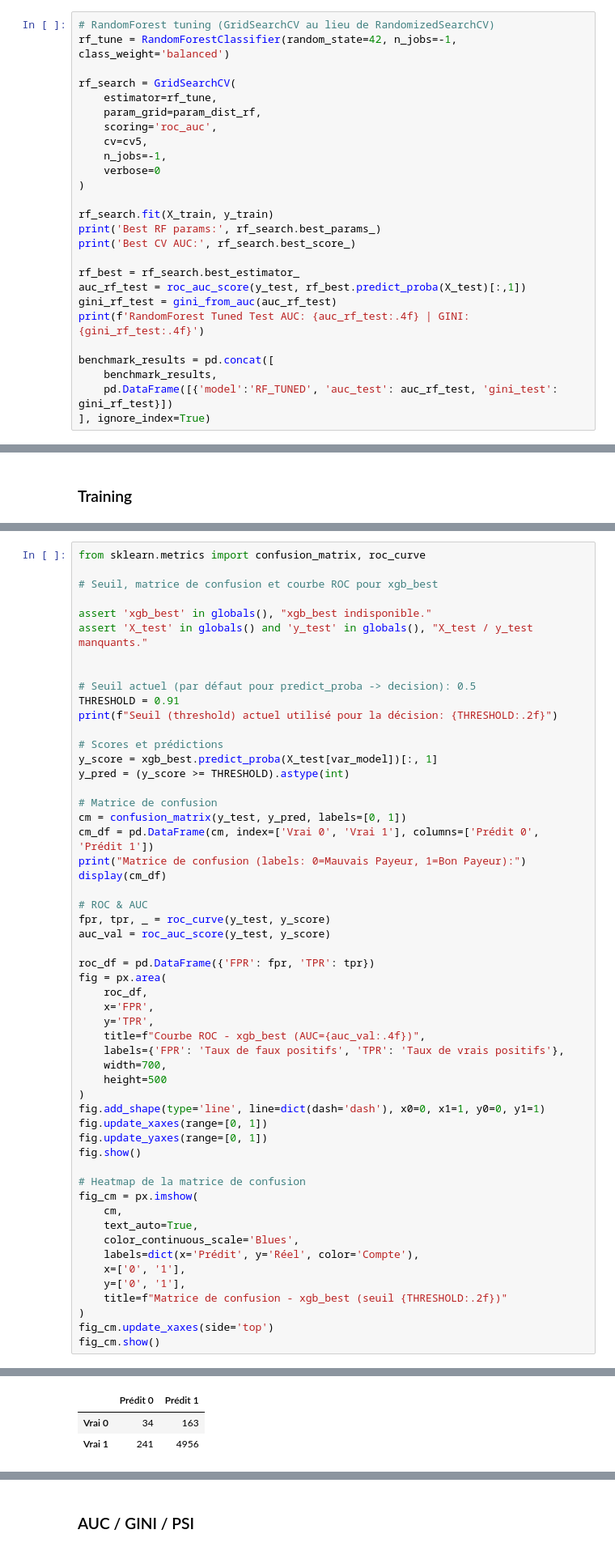
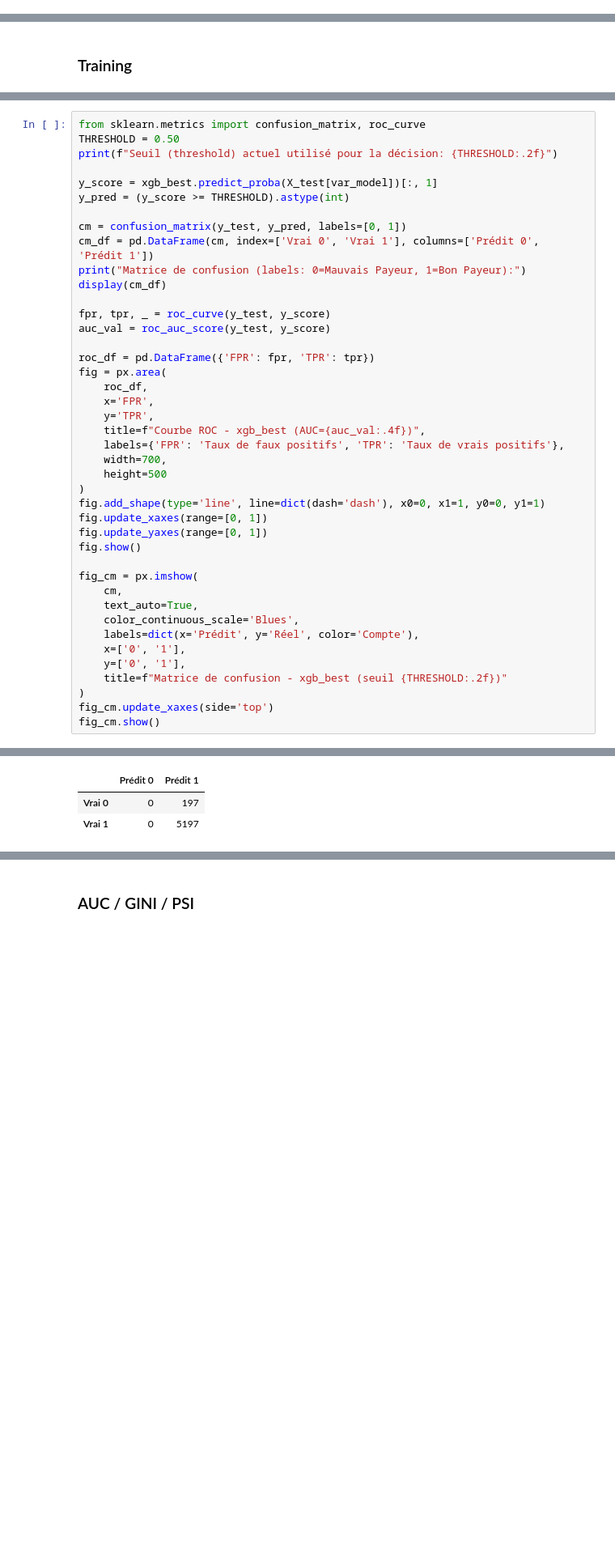
Before and after one commit to warper24/score-octroi, a Jupyter notebook: notebooks/modelling.ipynb, the cells around one changed output, grey strips where cells are left out. Shown: that part at 81% size. Saved outputs shown, nothing was run; the diff lists cells and outputs as text; blank space fills up the shorter version.

```diff
--- a/notebooks/modelling.ipynb
+++ b/notebooks/modelling.ipynb
@@ -1432,26 +926,0 @@ Top 10 combinaisons (CV):
-# %%
-# RandomForest tuning (GridSearchCV au lieu de RandomizedSearchCV)
-rf_tune = RandomForestClassifier(random_state=42, n_jobs=-1, class_weight='balanced')
-
-rf_search = GridSearchCV(
-    estimator=rf_tune,
-    param_grid=param_dist_rf,
-    scoring='roc_auc',
-    cv=cv5,
-    n_jobs=-1,
-    verbose=0
-)
-
-rf_search.fit(X_train, y_train)
-print('Best RF params:', rf_search.best_params_)
-print('Best CV AUC:', rf_search.best_score_)
-
-rf_best = rf_search.best_estimator_
-auc_rf_test = roc_auc_score(y_test, rf_best.predict_proba(X_test)[:,1])
-gini_rf_test = gini_from_auc(auc_rf_test)
-print(f'RandomForest Tuned Test AUC: {auc_rf_test:.4f} | GINI: {gini_rf_test:.4f}')
-
-benchmark_results = pd.concat([
-    benchmark_results,
-    pd.DataFrame([{'model':'RF_TUNED', 'auc_test': auc_rf_test, 'gini_test': gini_rf_test}])
-], ignore_index=True)
@@ -1700,27 +1197,16 @@ XGBoost (simple) Test AUC: 0.7397 | GINI: 0.4795
 # %%
 from sklearn.metrics import confusion_matrix, roc_curve
-
-# Seuil, matrice de confusion et courbe ROC pour xgb_best
-
-assert 'xgb_best' in globals(), "xgb_best indisponible."
-assert 'X_test' in globals() and 'y_test' in globals(), "X_test / y_test manquants."
-
-
-# Seuil actuel (par défaut pour predict_proba -> decision): 0.5
-THRESHOLD = 0.91
+THRESHOLD = 0.50
 print(f"Seuil (threshold) actuel utilisé pour la décision: {THRESHOLD:.2f}")
 
-# Scores et prédictions
 y_score = xgb_best.predict_proba(X_test[var_model])[:, 1]
 y_pred = (y_score >= THRESHOLD).astype(int)
 
-# Matrice de confusion
 cm = confusion_matrix(y_test, y_pred, labels=[0, 1])
 cm_df = pd.DataFrame(cm, index=['Vrai 0', 'Vrai 1'], columns=['Prédit 0', 'Prédit 1'])
 print("Matrice de confusion (labels: 0=Mauvais Payeur, 1=Bon Payeur):")
 display(cm_df)
 
-# ROC & AUC
 fpr, tpr, _ = roc_curve(y_test, y_score)
 auc_val = roc_auc_score(y_test, y_score)
 
@@ -1739,7 +1225,6 @@ fig.update_xaxes(range=[0, 1])
 fig.update_yaxes(range=[0, 1])
 fig.show()
 
-# Heatmap de la matrice de confusion
 fig_cm = px.imshow(
     cm,
     text_auto=True,
@@ -1756,4 +1241,4 @@ Seuil (threshold) actuel utilisé pour la décision: 0.91
 Matrice de confusion (labels: 0=Mauvais Payeur, 1=Bon Payeur):
 |  | Prédit 0 | Prédit 1 |
-| Vrai 0 | 34 | 163 |
-| Vrai 1 | 241 | 4956 |
+| Vrai 0 | 0 | 197 |
+| Vrai 1 | 0 | 5197 |
```
Also changed, not shown: parts of 50 cells of this notebook, 12 other files.
